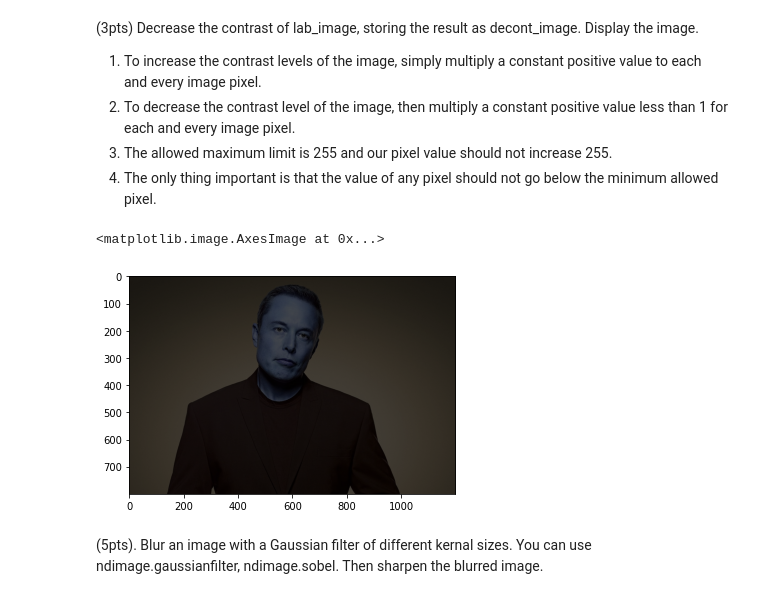
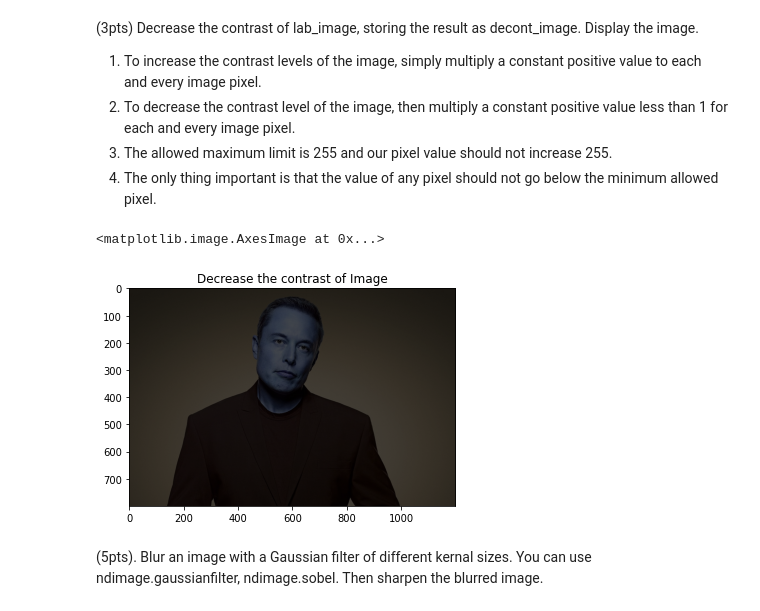
Before and after one commit to twyunting/CSC-676_Computer-Vision, a Jupyter notebook: Homeworks/hw2/CSC-676_HW2_Numpy Exercises 1_YuntingChiu.ipynb, the cells around one changed output. Drawn from its saved outputs; the diff is of its cells as text; code cells hidden in the pictures.

```diff
--- a/Homeworks/hw2/CSC-676_HW2_Numpy Exercises 1_YuntingChiu.ipynb
+++ b/Homeworks/hw2/CSC-676_HW2_Numpy Exercises 1_YuntingChiu.ipynb
@@ -477,14 +477,14 @@ plt.imshow(img)
 # %%
 # 4.2
 img = cv2.imread("unnormalized_image.jpg")
 decont_image = cv2.filter2D(img, -1, 0.3)
 cv2.imwrite('decont_image.jpg', decont_image)
 plt.figure()
-plt.t
+plt.title("Decrease the contrast of Image")
 plt.imshow(decont_image)
 # %% [output]
 <matplotlib.image.AxesImage at 0x...>
-[figure, old version]
+[figure, new version]
 # %% [markdown]
 (5pts). Blur an image with a Gaussian filter of different kernal sizes. You can use ndimage.gaussianfilter, ndimage.sobel. Then sharpen the blurred image.
 # %%
```
Also changed, not shown: parts of 2 cells of this notebook, 1 other file.
